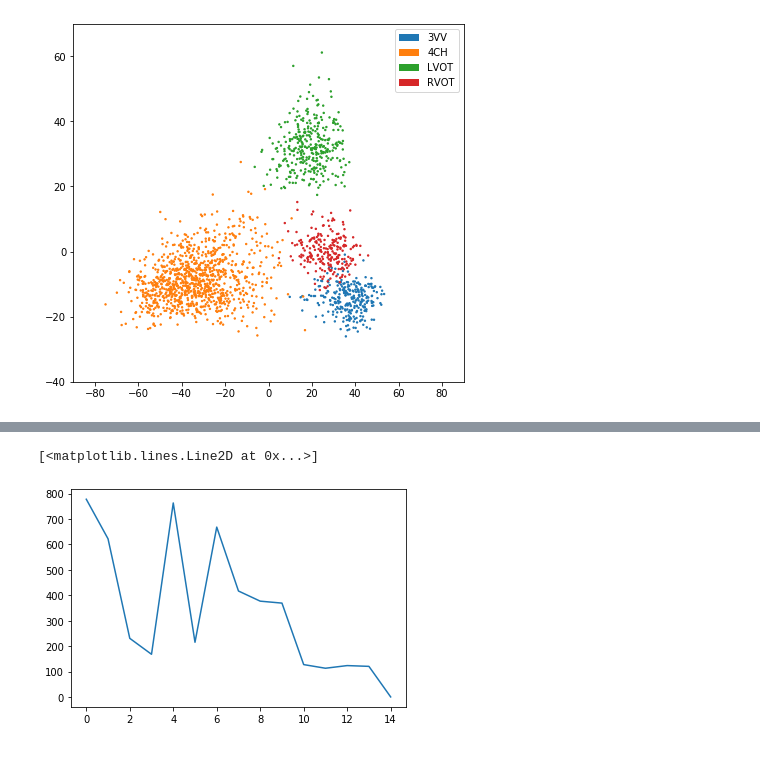
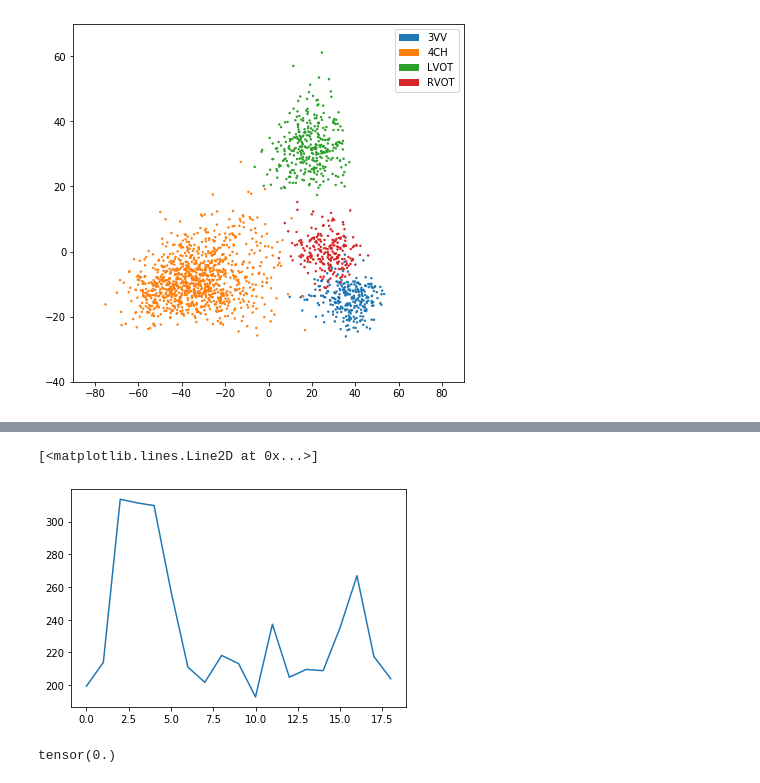
Before and after one commit to einbandi/latent-projective-interventions, a Jupyter notebook: sononet-ptsne.ipynb, the cells around one changed output, grey strips where cells are left out. Drawn from its saved outputs; the diff is of its cells as text; code cells hidden in the pictures.

```diff
--- a/sononet-ptsne.ipynb
+++ b/sononet-ptsne.ipynb
@@ -324,3 +319,7 @@ shifted_loader_noshuffle = DataLoader(shifted_dataset_no_tf, batch_size=batch_si
+# %%
+train_sampler = sampler.WeightedRandomSampler(train_dataset.weight, 2000)
+shifted_dataset = AlteredUSDataset((card_images_train, card_labels_train, shifted_train), transform=ds_transform['valid'])
+shifted_loader = DataLoader(shifted_dataset, batch_size=200, sampler=train_sampler)
 # %%
 torch.manual_seed(12)
 torch.cuda.manual_seed(12)
@@ -328,15 +327,15 @@ torch.backends.cudnn.deterministic=True
 
 model.load_network(model.net, 'S', 50)
 model.update_state(0)
-model.optimizer.param_groups[0]['lr'] = 0.002
+model.optimizer.param_groups[0]['lr'] = 0.005
 
-for epoch in tqdm(range(1, 25)):
+for epoch in tqdm(range(1, 21)):
     for idx, (images, labels, emb) in enumerate(shifted_loader):
         # Make a training update
         model.net.train()
         model.set_input(images, labels)
 
-        model.optimize_parameters_altered(ptsne, emb.cuda(), 0.1, print_loss=(idx % 3 == 0))
+        model.optimize_parameters_altered(ptsne, emb.cuda(), 0.1)
 
     model.save_network(model.net, 'emb_010_from_50', epoch, model.gpu_ids)
 
@@ -368,7 +351,7 @@ Embedding loss: 0.9603697061538696
 # %%
 logits_emb = {'train':[], 'test':[]}
-for epoch in range(1, 16):
-    model.load_network(model.net, 'emb_020_from_50', epoch)
+for epoch in range(1, 20):
+    model.load_network(model.net, 'emb_010_from_50', epoch)
     logits_emb['train'].append(get_logits(model, 'train', softmax=False)[0])
     logits_emb['test'].append(get_logits(model, 'test', softmax=False)[0])
 logits_emb['train'] = torch.stack(logits_emb['train'])
@@ -518,5 +508,9 @@ plt.plot(f_score_3_test_emb)
 # %%
-plt.plot([torch.nn.MSELoss()(ptsne(i.cuda()).cpu().detach(), projected_altered) for i in logits_emb['train']])
+plt.plot([torch.nn.MSELoss()(ptsne(i.cuda()).cpu().detach(), shifted_train) for i in logits_emb['train']])
 # %% [output]
 [<matplotlib.lines.Line2D at 0x...>]
-[figure, old version]
+[figure, new version]
+# %%
+torch.nn.MSELoss()(ptsne(logits_emb['train'][-1].cuda()).cpu().detach(), projected_altered)
+# %% [output]
+tensor(0.)
```
Also changed, not shown: parts of 14 cells of this notebook, 42 other files.
